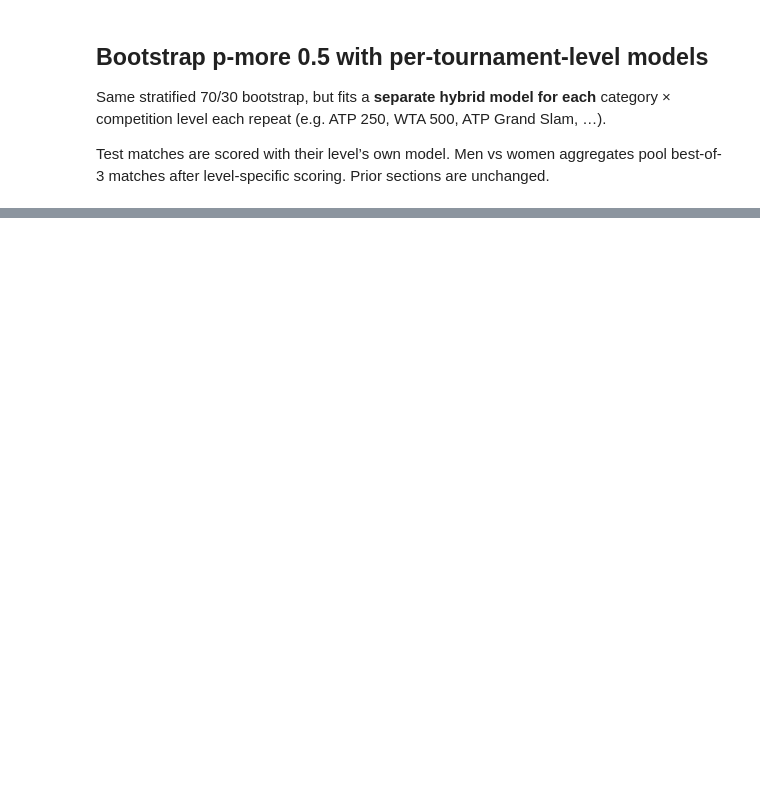
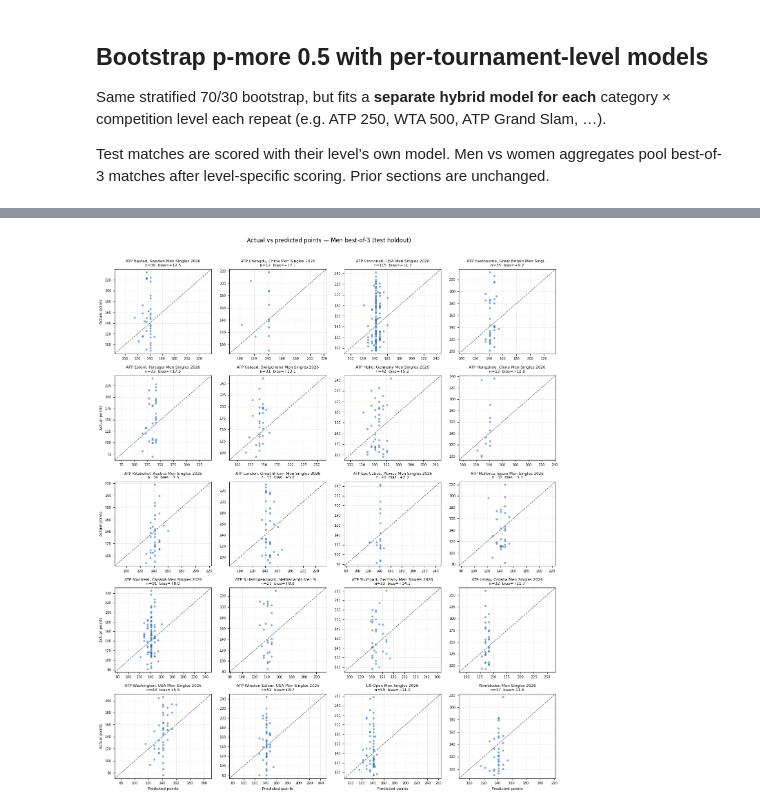
Before and after one commit to mattholden/tennis-origination, a Jupyter notebook: originated_models/total_points_oj_line_mle.ipynb, the cells around one changed output, grey strips where cells are left out. Drawn from its saved outputs; the diff is of its cells as text; code cells hidden in the pictures; blank space fills up the shorter version.

```diff
--- a/originated_models/total_points_oj_line_mle.ipynb
+++ b/originated_models/total_points_oj_line_mle.ipynb
@@ -974,0 +1004,94 @@ plt.show()
+# %%
+import math
+
+gender_fits, scored_holdout = fit_and_score_gender_best_of(train_df, test_df)
+print("Fits:", sorted(f"{g}_bo{bo}" for g, bo in gender_fits))
+print(f"Scorable test matches: {len(scored_holdout):,}")
+
+SEGMENT_SPECS = [
+    ("men_bo3", "Men best-of-3"),
+    ("women_bo3", "Women best-of-3"),
+    ("men_bo5", "Men best-of-5"),
+]
+
+plot_base = scored_holdout.dropna(
+    subset=["predicted_points", "total_points", "season_name", "season_id"]
+).copy()
+plot_base["season_name"] = plot_base["season_name"].astype(str)
+plot_base["total_points"] = pd.to_numeric(plot_base["total_points"], errors="coerce")
+plot_base["predicted_points"] = pd.to_numeric(plot_base["predicted_points"], errors="coerce")
+plot_base = plot_base.dropna(subset=["total_points", "predicted_points"])
+plot_base["residual"] = plot_base["total_points"] - plot_base["predicted_points"]
+
+summary_rows = (
+    plot_base.groupby(["model_segment", "season_id", "season_name"], dropna=False)
+    .agg(
+        n=("total_points", "size"),
+        mean_actual=("total_points", "mean"),
+        mean_pred=("predicted_points", "mean"),
+        mean_bias=("residual", "mean"),
+    )
+    .reset_index()
+    .sort_values(["model_segment", "season_name"])
+)
+display(summary_rows)
+
+N_COLS = 4
+for segment_key, segment_title in SEGMENT_SPECS:
+    seg = plot_base.loc[plot_base["model_segment"] == segment_key].copy()
+    if seg.empty:
+        print(f"{segment_title}: no scorable test matches")
+        continue
+
+    tournaments = (
+        seg.groupby(["season_id", "season_name"], dropna=False)
+        .size()
+        .reset_index(name="n")
+        .sort_values("season_name")
+        .reset_index(drop=True)
+    )
+    n_tourn = len(tournaments)
+    n_rows = int(math.ceil(n_tourn / N_COLS))
+    fig, axes = plt.subplots(
+        n_rows,
+        N_COLS,
+        figsize=(3.4 * N_COLS, 3.2 * n_rows),
+        squeeze=False,
+    )
+    fig.suptitle(
+        f"Actual vs predicted points — {segment_title} (test holdout)",
+        y=1.01,
+    )
+
+    for idx, trow in tournaments.iterrows():
+        r, c = divmod(int(idx), N_COLS)
+        ax = axes[r][c]
+        t = seg.loc[seg["season_id"] == trow["season_id"]]
+        x = t["predicted_points"].to_numpy(dtype=float)
+        y = t["total_points"].to_numpy(dtype=float)
+        ax.scatter(x, y, s=18, alpha=0.55, color="#1565c0", edgecolors="none")
+        lo = float(min(x.min(), y.min()))
+        hi = float(max(x.max(), y.max()))
+        pad = 0.04 * (hi - lo) if hi > lo else 5.0
+        ax.plot([lo - pad, hi + pad], [lo - pad, hi + pad], color="#455a64", ls="--", lw=1.0)
+        ax.set_xlim(lo - pad, hi + pad)
+        ax.set_ylim(lo - pad, hi + pad)
+        bias = float((y - x).mean())
+        name = str(trow["season_name"])
+        if len(name) > 42:
+            name = name[:39] + "..."
+        ax.set_title(f"{name}\nn={int(trow['n'])}  bias={bias:+.1f}", fontsize=8)
+        ax.grid(alpha=0.25)
+        if r == n_rows - 1:
+            ax.set_xlabel("Predicted points", fontsize=8)
+        if c == 0:
+            ax.set_ylabel("Actual points", fontsize=8)
+        ax.tick_params(labelsize=7)
+
+    for idx in range(n_tourn, n_rows * N_COLS):
+        r, c = divmod(idx, N_COLS)
+        axes[r][c].set_axis_off()
+
+    plt.tight_layout()
+    plt.show()
+# %% [output]
@@ -974,0 +1117 @@ plt.show()
+[figure, added]
```
Also changed, not shown: parts of 8 cells of this notebook, 2 other files.
